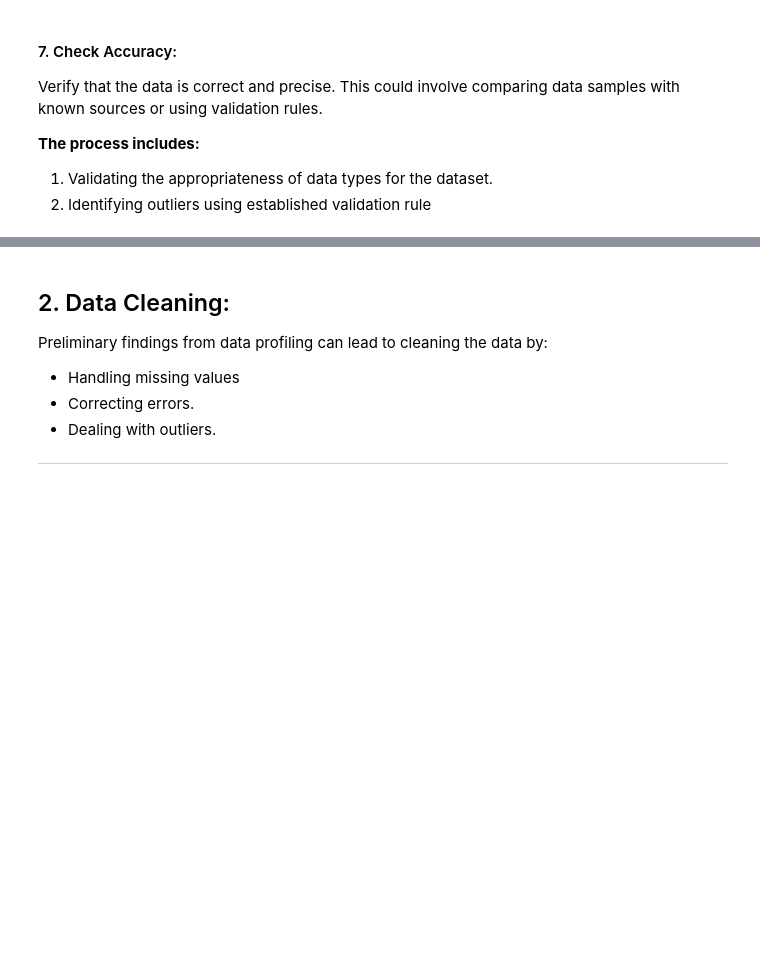
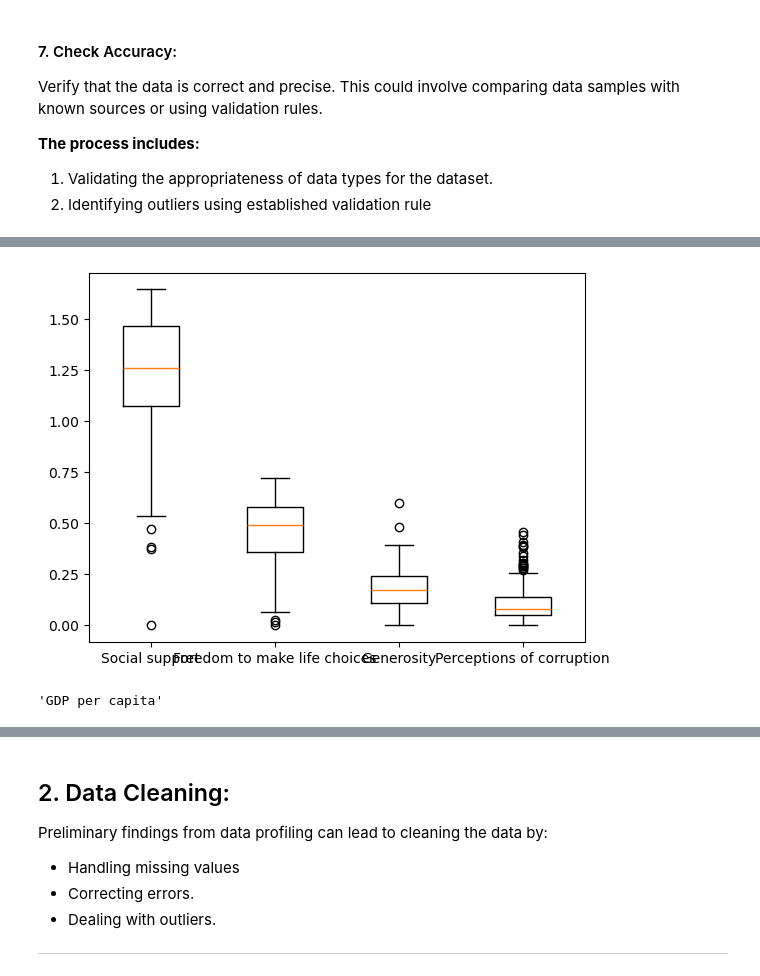
Before and after one commit to MubarakHus/Usecase-2, a Jupyter notebook: EDA explain template-Mubarak.ipynb, the cells around one changed output, grey strips where cells are left out. Drawn from its saved outputs; the diff is of its cells as text; code cells hidden in the pictures; blank space fills up the shorter version.

```diff
--- a/EDA explain template-Mubarak.ipynb
+++ b/EDA explain template-Mubarak.ipynb
@@ -470,0 +489,8 @@ Verify that the data is correct and precise. This could involve comparing data s
+# %%
+labels = []
+col = df_2019.columns
+for i in col:
+    if df_2019[i].dtype != "object":
+        labels.append(i)
+
+labels
@@ -474,0 +524,9 @@ Verify that the data is correct and precise. This could involve comparing data s
+# %%
+plt.boxplot(df_2018[labels], labels= labels)
+plt.show()
+# %% [output]
+[figure, added]
+# %%
+labels.pop(0)
+# %% [output]
+'GDP per capita'
```
Also changed, not shown: parts of 9 cells of this notebook.
